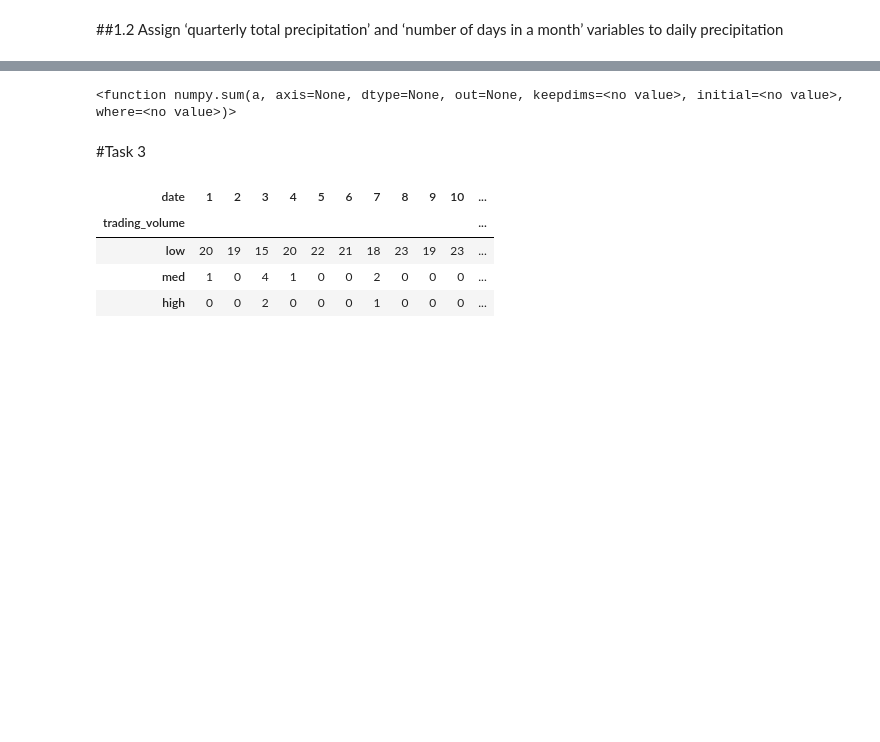
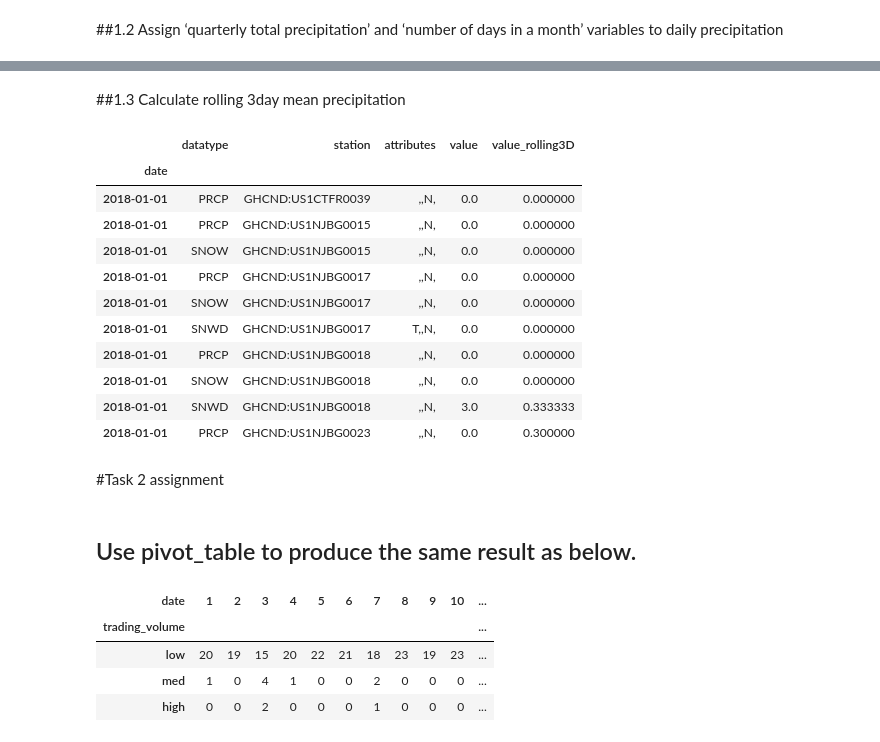
Before and after one commit to csmsum/ml4ai, a Jupyter notebook: oct6.ipynb, the cells around one changed output, grey strips where cells are left out. Cells and saved outputs as stored; diff of their text form; code cells hidden in the pictures; blank space fills up the shorter version.

```diff
--- a/oct6.ipynb
+++ b/oct6.ipynb
@@ -138,9 +155,26 @@ AttributeError: ignored
-# %%
-np.sum
-# %% [output]
-<function numpy.sum(a, axis=None, dtype=None, out=None, keepdims=<no value>, initial=<no value>, where=<no value>)>
+# %% [markdown]
+##1.3 Calculate rolling 3day mean precipitation
+# %%
+weather.assign(
+    value_rolling3D = lambda x: x.value.rolling('3D').mean()
+).head(10)
+# %% [output]
+|  | datatype | station | attributes | value | value_rolling3D |
+| date |  |  |  |  |  |
+| 2018-01-01 | PRCP | GHCND:US1CTFR0039 | ,,N, | 0.0 | 0.000000 |
+| 2018-01-01 | PRCP | GHCND:US1NJBG0015 | ,,N, | 0.0 | 0.000000 |
+| 2018-01-01 | SNOW | GHCND:US1NJBG0015 | ,,N, | 0.0 | 0.000000 |
+| 2018-01-01 | PRCP | GHCND:US1NJBG0017 | ,,N, | 0.0 | 0.000000 |
+| 2018-01-01 | SNOW | GHCND:US1NJBG0017 | ,,N, | 0.0 | 0.000000 |
+| 2018-01-01 | SNWD | GHCND:US1NJBG0017 | T,,N, | 0.0 | 0.000000 |
+| 2018-01-01 | PRCP | GHCND:US1NJBG0018 | ,,N, | 0.0 | 0.000000 |
+| 2018-01-01 | SNOW | GHCND:US1NJBG0018 | ,,N, | 0.0 | 0.000000 |
+| 2018-01-01 | SNWD | GHCND:US1NJBG0018 | ,,N, | 3.0 | 0.333333 |
+| 2018-01-01 | PRCP | GHCND:US1NJBG0023 | ,,N, | 0.0 | 0.300000 |
 # %% [markdown]
-#Task 3
+#Task 2 assignment
+# %% [markdown]
+## Use pivot_table to produce the same result as below.
 # %%
 fb.pivot_table(index = 'trading_volume', columns = fb.index.month, values = 'close', aggfunc = 'count')
 # %% [output]
```
Also changed, not shown: parts of 3 cells of this notebook.
